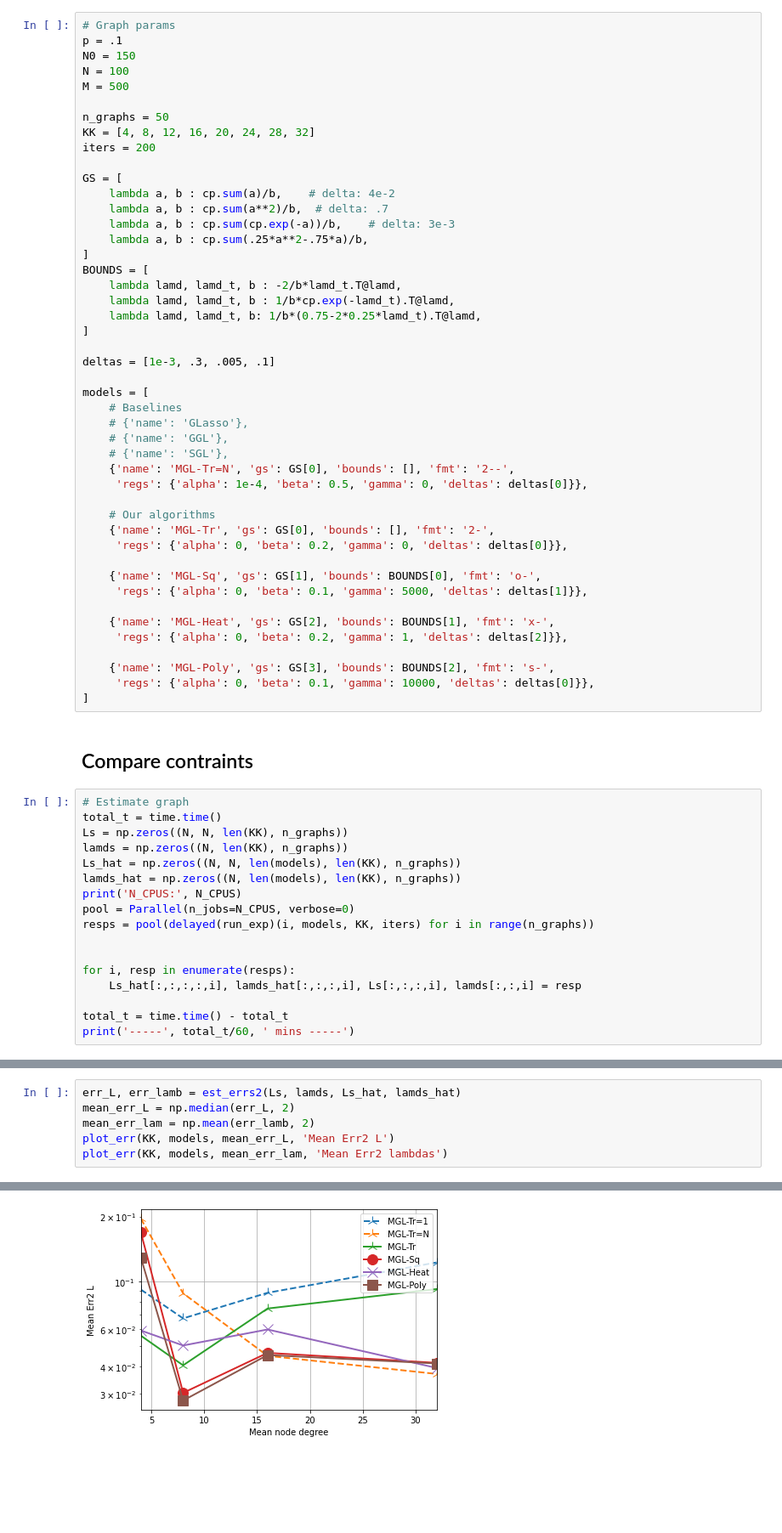
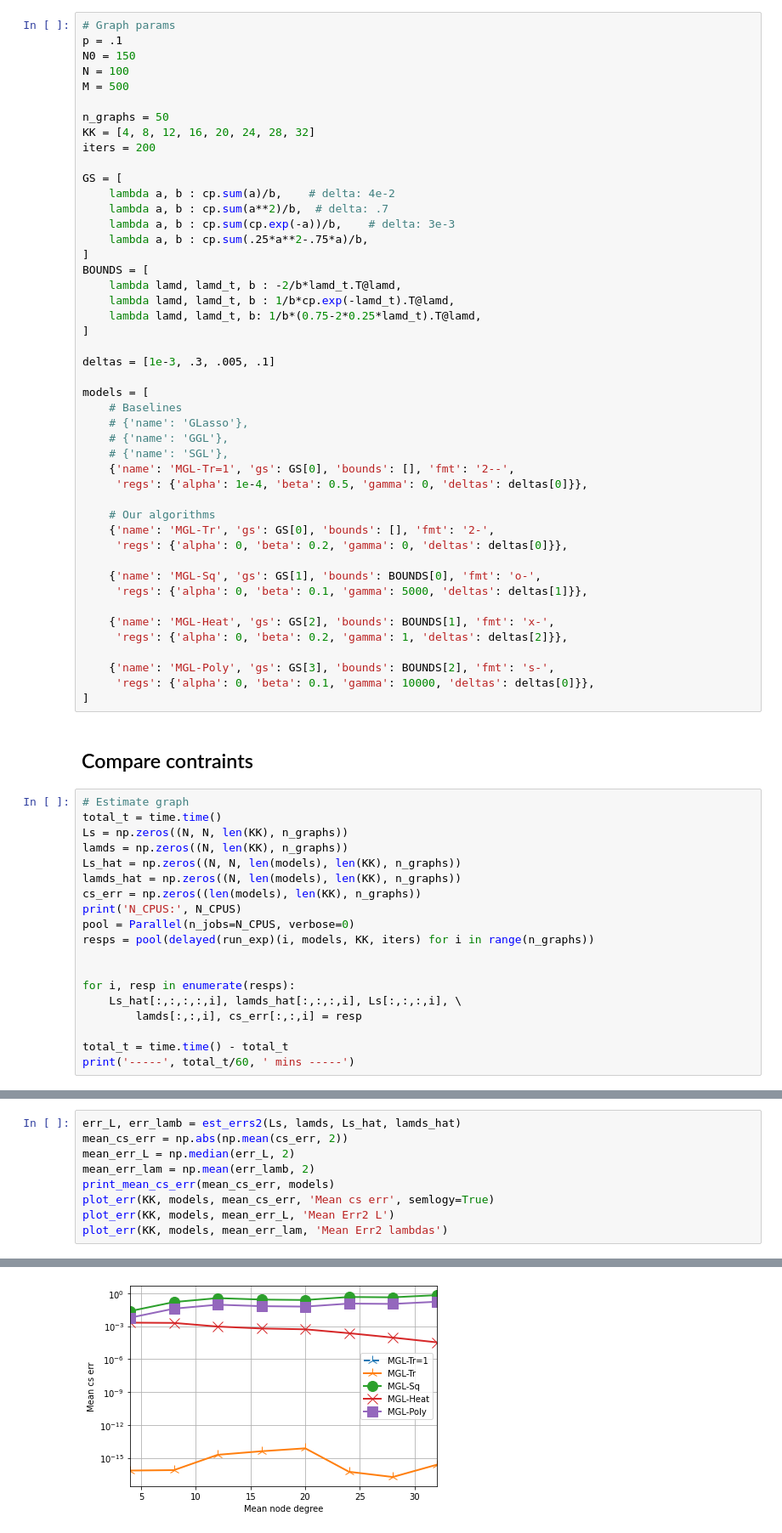
Before and after one commit to reysam93/motif_nti, a Jupyter notebook: graph_density.ipynb, the cells around one changed output, grey strips where cells are left out. Shown: that part at 85% size. Saved outputs shown, nothing was run; the diff lists cells and outputs as text; blank space fills up the shorter version.

Commit message:
plotting error of cs

```diff
--- a/graph_density.ipynb
+++ b/graph_density.ipynb
@@ -140,7 +180,7 @@ models = [
     # {'name': 'GLasso'},
     # {'name': 'GGL'},
     # {'name': 'SGL'},
-    {'name': 'MGL-Tr=N', 'gs': GS[0], 'bounds': [], 'fmt': '2--',
+    {'name': 'MGL-Tr=1', 'gs': GS[0], 'bounds': [], 'fmt': '2--',
      'regs': {'alpha': 1e-4, 'beta': 0.5, 'gamma': 0, 'deltas': deltas[0]}},
 
     # Our algorithms
@@ -165,13 +205,15 @@ Ls = np.zeros((N, N, len(KK), n_graphs))
 lamds = np.zeros((N, len(KK), n_graphs))
 Ls_hat = np.zeros((N, N, len(models), len(KK), n_graphs))
 lamds_hat = np.zeros((N, len(models), len(KK), n_graphs))
+cs_err = np.zeros((len(models), len(KK), n_graphs))
 print('N_CPUS:', N_CPUS)
 pool = Parallel(n_jobs=N_CPUS, verbose=0)
 resps = pool(delayed(run_exp)(i, models, KK, iters) for i in range(n_graphs))
 
 
 for i, resp in enumerate(resps):
-    Ls_hat[:,:,:,:,i], lamds_hat[:,:,:,i], Ls[:,:,:,i], lamds[:,:,i] = resp
+    Ls_hat[:,:,:,:,i], lamds_hat[:,:,:,i], Ls[:,:,:,i], \
+        lamds[:,:,i], cs_err[:,:,i] = resp
 
 total_t = time.time() - total_t
 print('-----', total_t/60, ' mins -----')
@@ -181,7 +223,10 @@ ValueError: could not broadcast input array from shape (100,100,6,4) into shape
 # %%
 err_L, err_lamb = est_errs2(Ls, lamds, Ls_hat, lamds_hat)
+mean_cs_err = np.abs(np.mean(cs_err, 2))
 mean_err_L = np.median(err_L, 2)
 mean_err_lam = np.mean(err_lamb, 2)
+print_mean_cs_err(mean_cs_err, models)
+plot_err(KK, models, mean_cs_err, 'Mean cs err', semlogy=True)
 plot_err(KK, models, mean_err_L, 'Mean Err2 L')
 plot_err(KK, models, mean_err_lam, 'Mean Err2 lambdas')
 # %% [output]
@@ -188 +238 @@ plot_err(KK, models, mean_err_lam, 'Mean Err2 lambdas')
-[figure, old version]
+[figure, new version]
```
Also changed, not shown: parts of 3 cells of this notebook.
